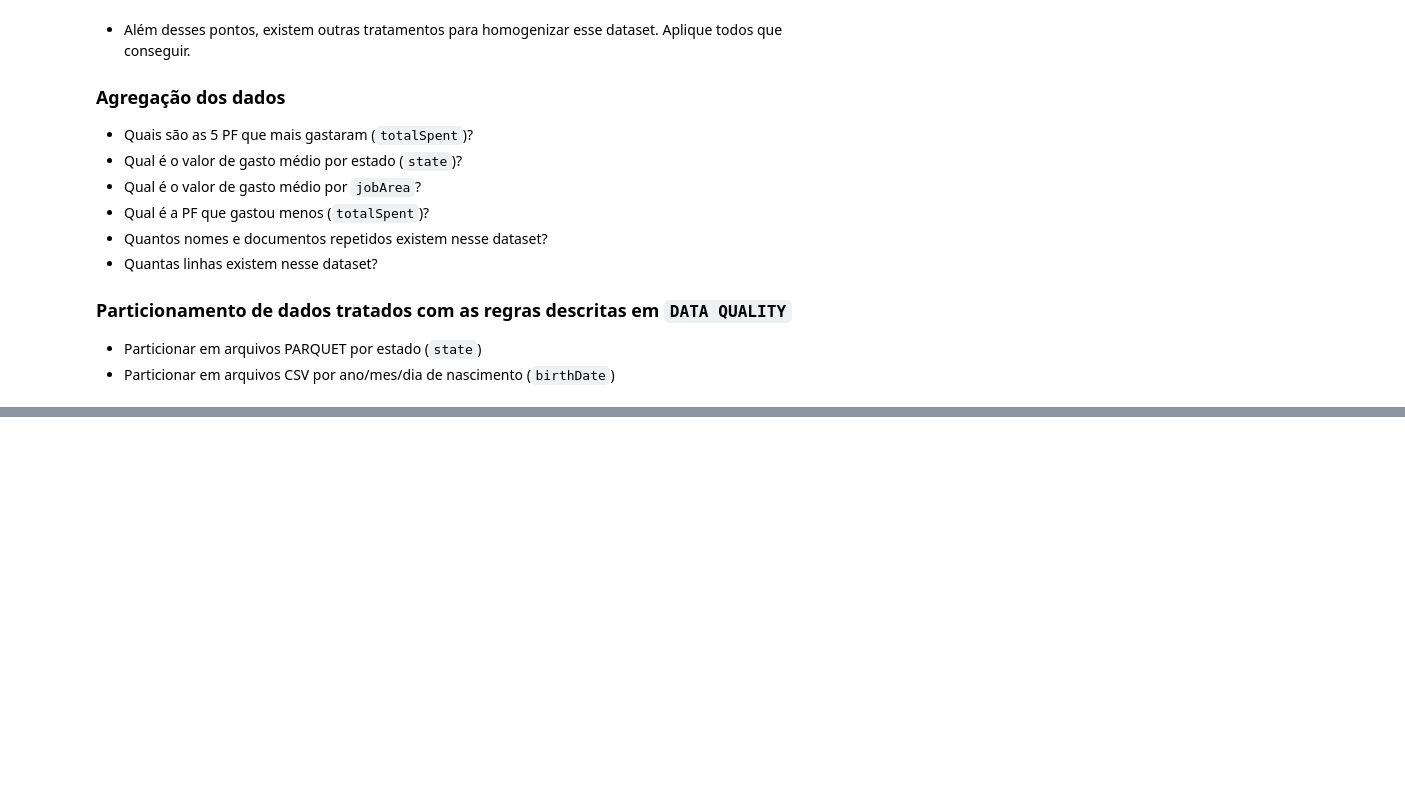
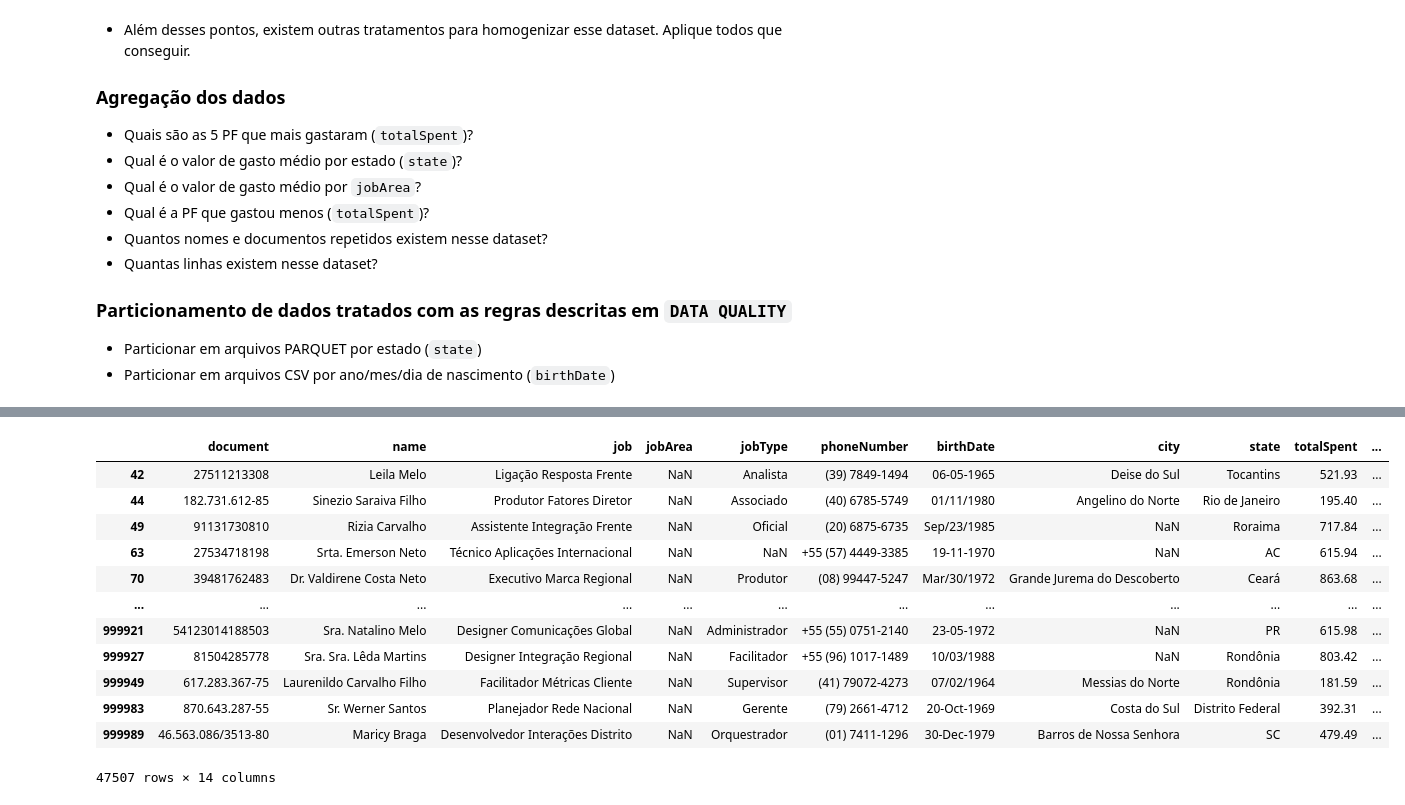
Before and after one commit to carlosink/talent-data-analyst-lv4, a Jupyter notebook: DataAnalytics_test_Respostas.ipynb, the cells around one changed output, grey strips where cells are left out. Drawn from its saved outputs; the diff is of its cells as text; code cells hidden in the pictures; blank space fills up the shorter version.

```diff
--- a/DataAnalytics_test_Respostas.ipynb
+++ b/DataAnalytics_test_Respostas.ipynb
@@ -303,0 +641,3 @@ O arquivo fonte está disponível em `https://st-it-cloud-public.s3.amazonaws.co
+# %%
+# Adiciona uma nova coluna phoneNumber_mk como um marcador true para o campo phoneNumber_mk que estiver como numero.
+df_pl.loc[df_pl['phoneNumber'].str.contains('\d+', regex=True, na=True),'phoneNumber_mk']= True
@@ -303,0 +654,29 @@ O arquivo fonte está disponível em `https://st-it-cloud-public.s3.amazonaws.co
+# %%
+# Atribui o valor da coluna phoneNumber do dataset df_pl_tmp na coluna jobArea do dataset df_pl .quando jobArea_mk = True
+# Nessa operacao estou substituindo o valor de jobArea pelo valor de phoneNumber para quando a coluna JobArea contiver um numero
+df_pl.loc[(df_pl['jobArea_mk'] == True),'jobArea'] = df_pl_tmp['phoneNumber']
+# %%
+# Atribui o valor da lista pre filtrada em jobArea com numeros e atribui a coluna phoneNumber
+df_pl.loc[(df_pl['phoneNumber_mk'] != True),'phoneNumber'] = df_pl_tmp['jobArea']
+# %%
+# Quando jobArea_mk tras numero e phoneNumber_mk tras numero deve ser atribuido nulo em jobArea pois ja tem um numero telefone
+# Valido na coluna phoneNumber
+df_pl.loc[(df_pl['jobArea_mk'] == df_pl['phoneNumber_mk']),'jobArea'] = np.nan
+# %%
+# Para este Resultado deve ser atribuido nulo em JobArea pois em phoneNumber já tem um numero de telefone valido lá
+# O que foi feito
+df_pl[df_pl['jobArea_mk'] == df_pl['phoneNumber_mk']]
+# %% [output]
+|  | document | name | job | jobArea | jobType | phoneNumber | birthDate | city | state | totalSpent | ... |
+| 42 | 27511213308 | Leila Melo | Ligação Resposta Frente | NaN | Analista | (39) 7849-1494 | 06-05-1965 | Deise do Sul | Tocantins | 521.93 | ... |
+| 44 | 182.731.612-85 | Sinezio Saraiva Filho | Produtor Fatores Diretor | NaN | Associado | (40) 6785-5749 | 01/11/1980 | Angelino do Norte | Rio de Janeiro | 195.40 | ... |
+| 49 | 91131730810 | Rizia Carvalho | Assistente Integração Frente | NaN | Oficial | (20) 6875-6735 | Sep/23/1985 | NaN | Roraima | 717.84 | ... |
+| 63 | 27534718198 | Srta. Emerson Neto | Técnico Aplicações Internacional | NaN | NaN | +55 (57) 4449-3385 | 19-11-1970 | NaN | AC | 615.94 | ... |
+| 70 | 39481762483 | Dr. Valdirene Costa Neto | Executivo Marca Regional | NaN | Produtor | (08) 99447-5247 | Mar/30/1972 | Grande Jurema do Descoberto | Ceará | 863.68 | ... |
+| ... | ... | ... | ... | ... | ... | ... | ... | ... | ... | ... | ... |
+| 999921 | 54123014188503 | Sra. Natalino Melo | Designer Comunicações Global | NaN | Administrador | +55 (55) 0751-2140 | 23-05-1972 | NaN | PR | 615.98 | ... |
+| 999927 | 81504285778 | Sra. Sra. Lêda Martins | Designer Integração Regional | NaN | Facilitador | +55 (96) 1017-1489 | 10/03/1988 | NaN | Rondônia | 803.42 | ... |
+| 999949 | 617.283.367-75 | Laurenildo Carvalho Filho | Facilitador Métricas Cliente | NaN | Supervisor | (41) 79072-4273 | 07/02/1964 | Messias do Norte | Rondônia | 181.59 | ... |
+| 999983 | 870.643.287-55 | Sr. Werner Santos | Planejador Rede Nacional | NaN | Gerente | (79) 2661-4712 | 20-Oct-1969 | Costa do Sul | Distrito Federal | 392.31 | ... |
+| 999989 | 46.563.086/3513-80 | Maricy Braga | Desenvolvedor Interações Distrito | NaN | Orquestrador | (01) 7411-1296 | 30-Dec-1979 | Barros de Nossa Senhora | SC | 479.49 | ... |
+47507 rows × 14 columns
```
Also changed, not shown: parts of 140 cells of this notebook, 1 other file.
